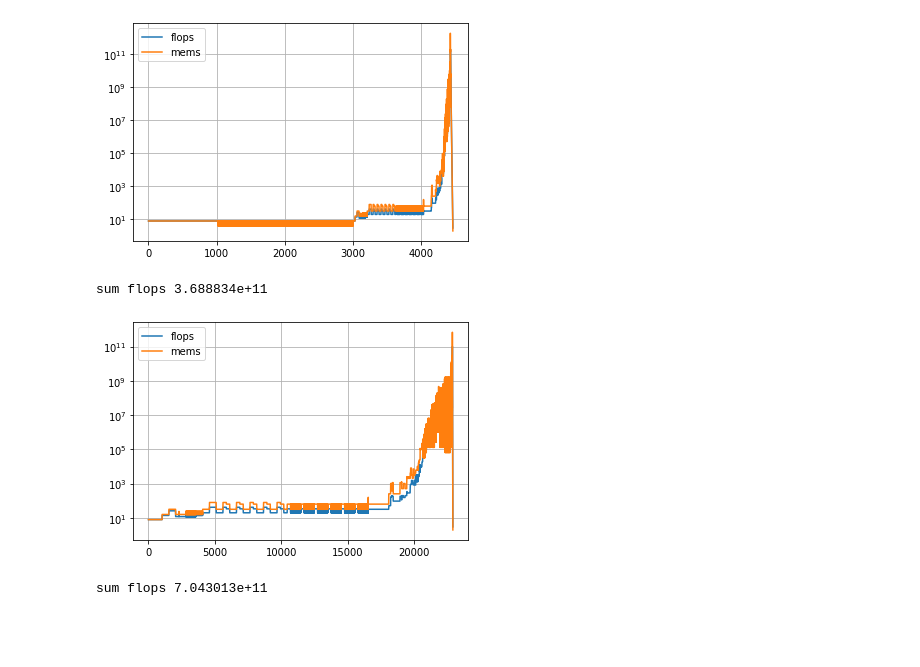
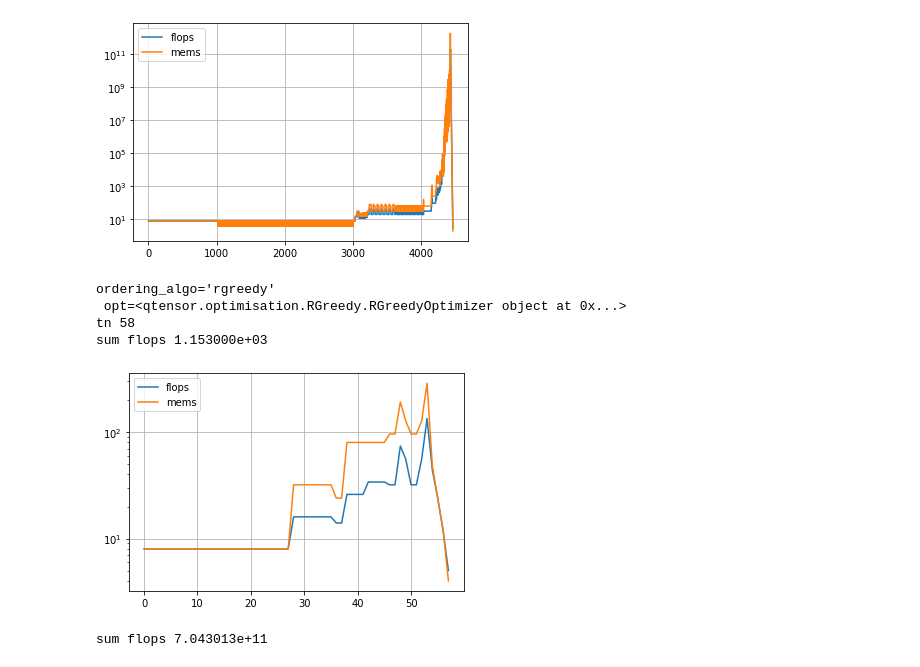
Before and after one commit to danlkv/QTensor, a Jupyter notebook: analysis/spec/notebooks/Tree subgraph.ipynb, the cells around one changed output. Drawn from its saved outputs; the diff is of its cells as text; code cells hidden in the pictures; blank space fills up the shorter version.

```diff
--- a/analysis/spec/notebooks/Tree subgraph.ipynb
+++ b/analysis/spec/notebooks/Tree subgraph.ipynb
@@ -240,20 +250,23 @@ plt.grid()
 # %% [output]
 [figure]
 # %%
-p = 7
+p = 2
 flops, mems = ex.get_variable('circuit_sim_costs', p=p, gamma=(0.2, )*p, beta=(0.1, )*p,
-                    degree=3, composer_type='old'
+                    degree=3, composer_type='default', ordering_algo='rgreedy'
                    )
 
 plt.plot(flops, label='flops')
 plt.plot(mems, label='mems')
 plt.legend()
 plt.yscale('log')
 plt.grid()
 print(f'sum flops {sum(flops):e}')
 # %% [output]
-sum flops 3.688834e+11
+ordering_algo='rgreedy'
+ opt=<qtensor.optimisation.RGreedy.RGreedyOptimizer object at 0x...>
+tn 58
+sum flops 1.153000e+03
-[figure, old version]
+[figure, new version]
 # %%
 p = 7
 flops, mems = ex.get_variable('circuit_sim_costs', p=p, gamma=(0.2, )*p, beta=(0.1, )*p,
```
Also changed, not shown: parts of 9 cells of this notebook, 1 other file.
